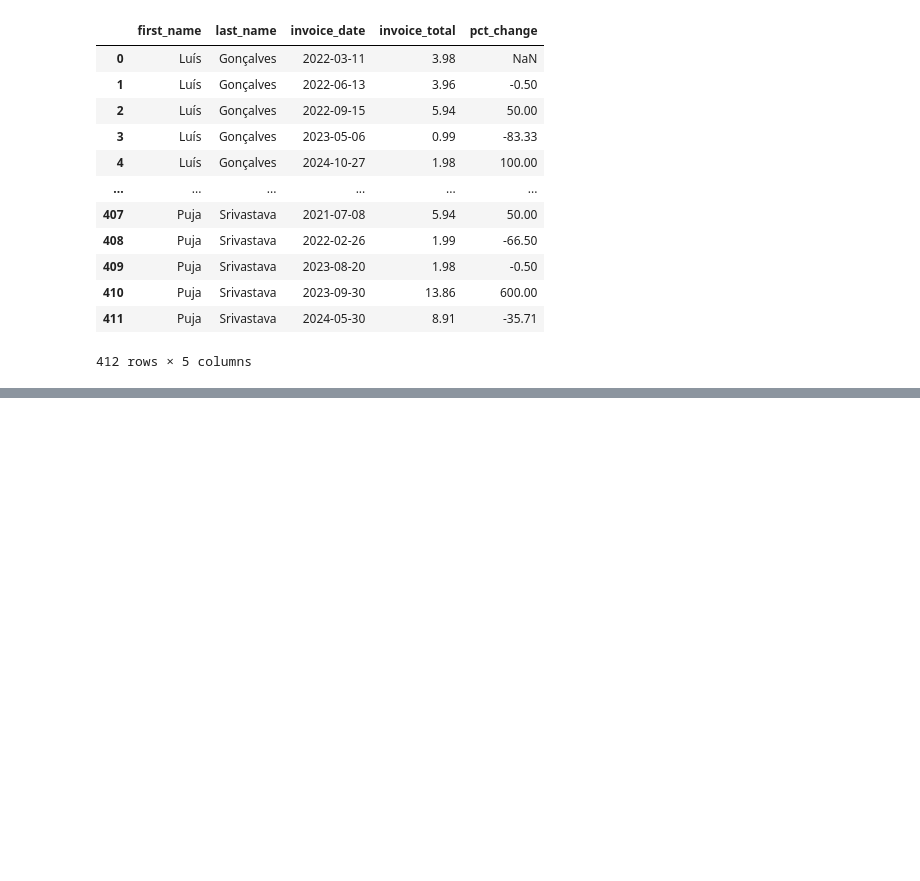
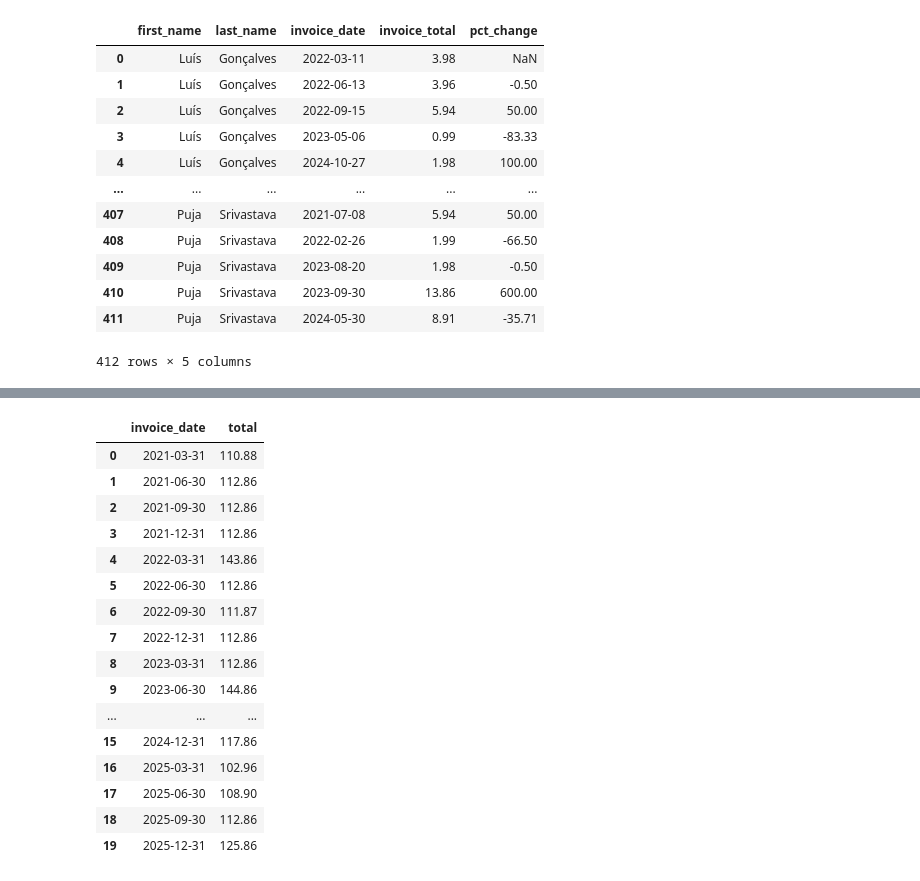
Before and after one commit to mcagriardic/sql-pandas-equivalents, a Jupyter notebook: notebooks/pd__chinook_practice.ipynb, the cells around one changed output, grey strips where cells are left out. Saved outputs shown, nothing was run; the diff lists cells and outputs as text; code cells hidden in the pictures; blank space fills up the shorter version.

```diff
--- a/notebooks/pd__chinook_practice.ipynb
+++ b/notebooks/pd__chinook_practice.ipynb
@@ -403,0 +540,27 @@ def maximumXorProduct(a: int, b: int, n: int) -> int:
+# %%
+(
+    invoice
+    .groupby(pd.Grouper(key="invoice_date", freq="QE"))
+    ["total"].sum().round(2)
+    .reset_index()
+    .assign(invoice_date=lambda x: x["invoice_date"].dt.date)
+    .sort_values(by="invoice_date")
+)
+# %% [output]
+|  | invoice_date | total |
+| 0 | 2021-03-31 | 110.88 |
+| 1 | 2021-06-30 | 112.86 |
+| 2 | 2021-09-30 | 112.86 |
+| 3 | 2021-12-31 | 112.86 |
+| 4 | 2022-03-31 | 143.86 |
+| 5 | 2022-06-30 | 112.86 |
+| 6 | 2022-09-30 | 111.87 |
+| 7 | 2022-12-31 | 112.86 |
+| 8 | 2023-03-31 | 112.86 |
+| 9 | 2023-06-30 | 144.86 |
+| ... | ... | ... |
+| 15 | 2024-12-31 | 117.86 |
+| 16 | 2025-03-31 | 102.96 |
+| 17 | 2025-06-30 | 108.90 |
+| 18 | 2025-09-30 | 112.86 |
+| 19 | 2025-12-31 | 125.86 |
```
Also changed, not shown: parts of 30 cells of this notebook, 4 other files.
